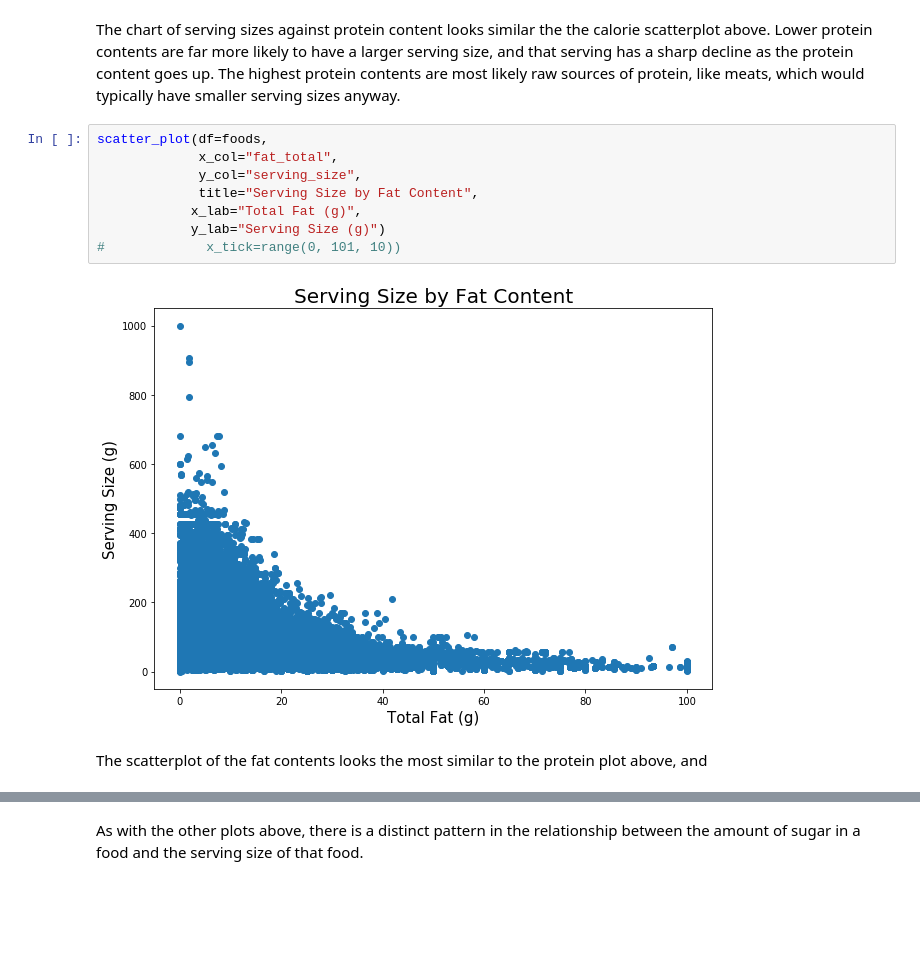
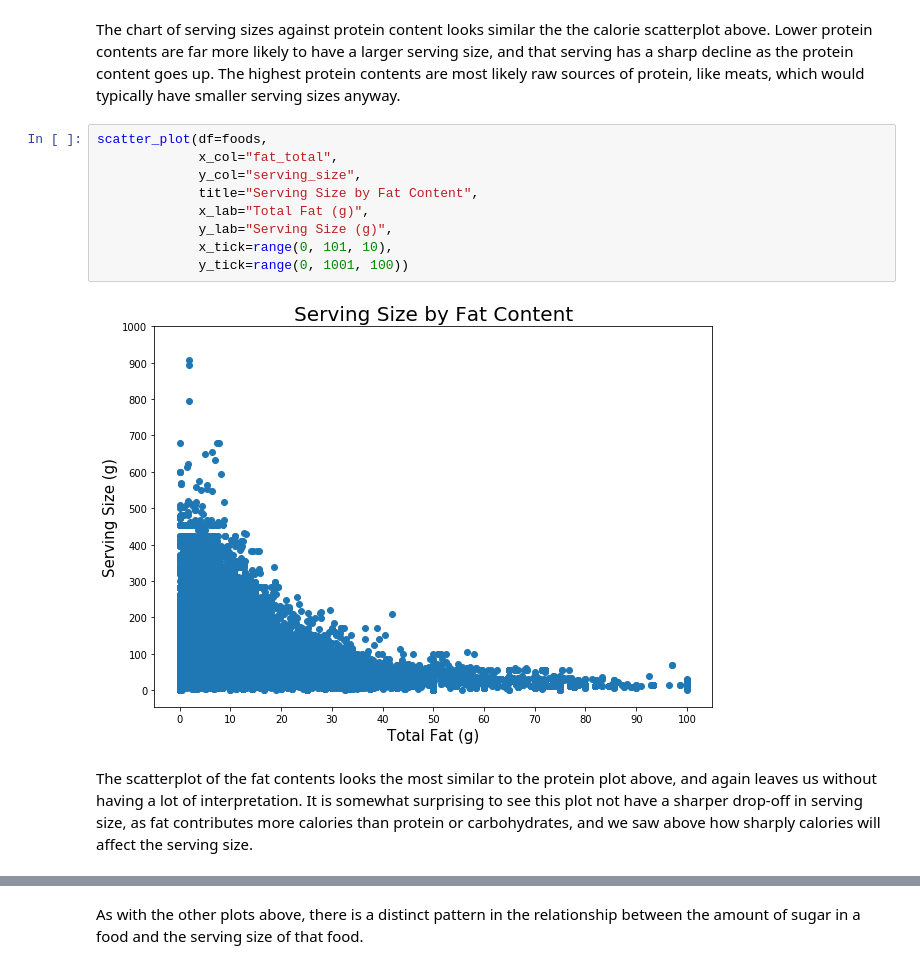
Before and after one commit to ondovj/serving_size_modeling, a Jupyter notebook: code/2-eda.ipynb, the cells around one changed output, grey strips where cells are left out. Cells and saved outputs as stored; diff of their text form; blank space fills up the shorter version.

```diff
--- a/code/2-eda.ipynb
+++ b/code/2-eda.ipynb
@@ -295,15 +301,16 @@ The chart of serving sizes against protein content looks similar the the calorie
 # %%
 scatter_plot(df=foods,
              x_col="fat_total",
              y_col="serving_size",
              title="Serving Size by Fat Content",
-            x_lab="Total Fat (g)",
-            y_lab="Serving Size (g)")
-#             x_tick=range(0, 101, 10))
+             x_lab="Total Fat (g)",
+             y_lab="Serving Size (g)",
+             x_tick=range(0, 101, 10),
+             y_tick=range(0, 1001, 100))
 # %% [output]
-[figure, old version]
+[figure, new version]
-# %% [markdown]
-The scatterplot of the fat contents looks the most similar to the protein plot above, and
+# %% [markdown]
+The scatterplot of the fat contents looks the most similar to the protein plot above, and again leaves us without having a lot of interpretation. It is somewhat surprising to see this plot not have a sharper drop-off in serving size, as fat contributes more calories than protein or carbohydrates, and we saw above how sharply calories will affect the serving size.
 # %%
 scatter_plot(df=foods,
              x_col="sugars",
```
Also changed, not shown: parts of 9 cells of this notebook, 4 other files.
